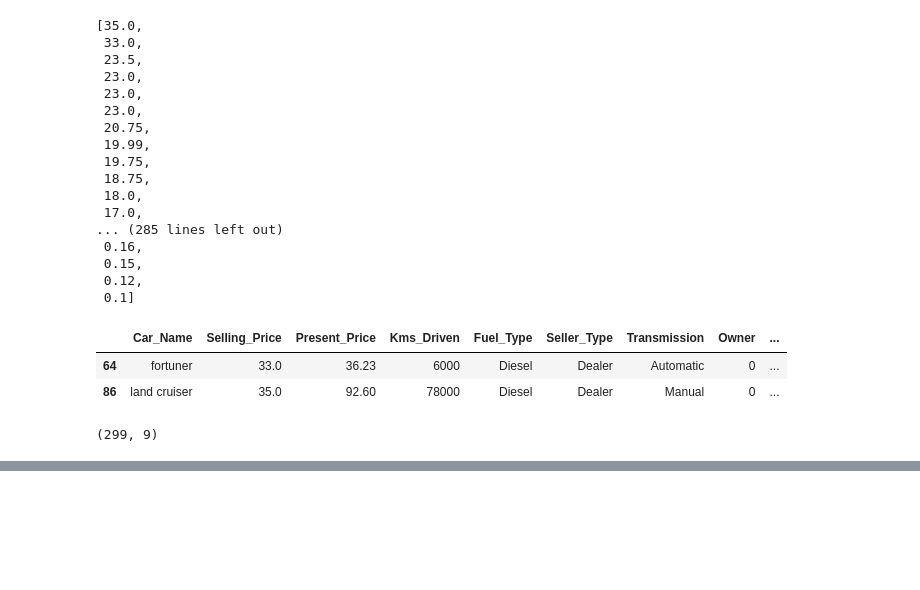
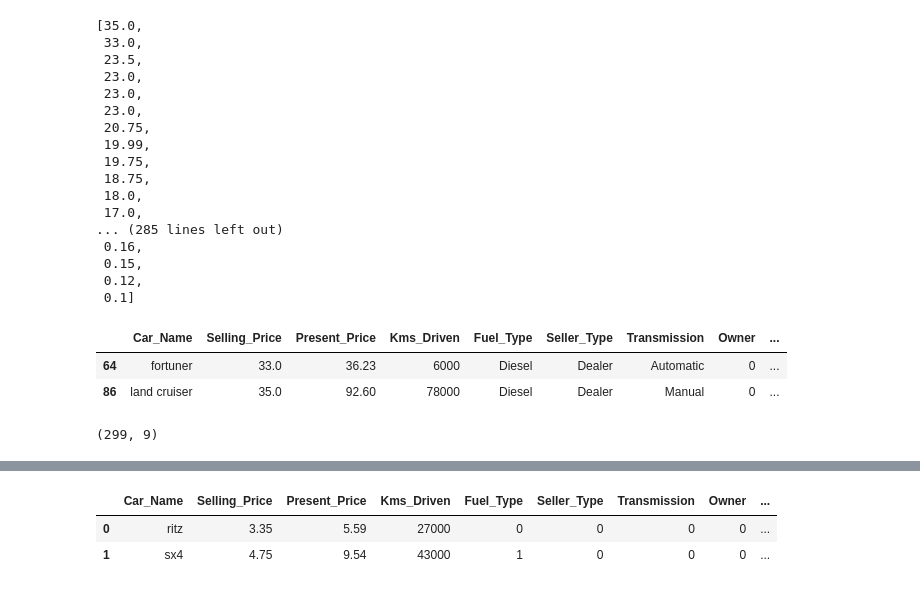
Before and after one commit to Reyad02/car-price-prediction, a Jupyter notebook: main.ipynb, the cells around one changed output, grey strips where cells are left out. Cells and saved outputs as stored; diff of their text form; code cells hidden in the pictures; blank space fills up the shorter version.

```diff
--- a/main.ipynb
+++ b/main.ipynb
@@ -136,0 +143,3 @@ data.shape
+# %%
+data["Fuel_Type"]= data["Fuel_Type"].map({"Petrol": 0, "Diesel":1,"CNG":2})
+data["Fuel_Type"].unique()
@@ -136,0 +157,3 @@ data.shape
+# %%
+data["Seller_Type"]=data["Seller_Type"].map({"Dealer":0, "Individual":1})
+data["Seller_Type"].unique()
@@ -136,0 +171,3 @@ data.shape
+# %%
+data["Transmission"]=data["Transmission"].map({"Manual":0, "Automatic":1})
+data["Transmission"].unique()
@@ -136,0 +181,6 @@ data.shape
+# %%
+data.head(2)
+# %% [output]
+|  | Car_Name | Selling_Price | Present_Price | Kms_Driven | Fuel_Type | Seller_Type | Transmission | Owner | ... |
+| 0 | ritz | 3.35 | 5.59 | 27000 | 0 | 0 | 0 | 0 | ... |
+| 1 | sx4 | 4.75 | 9.54 | 43000 | 1 | 0 | 0 | 0 | ... |
```
Also changed, not shown: parts of 10 cells of this notebook.
